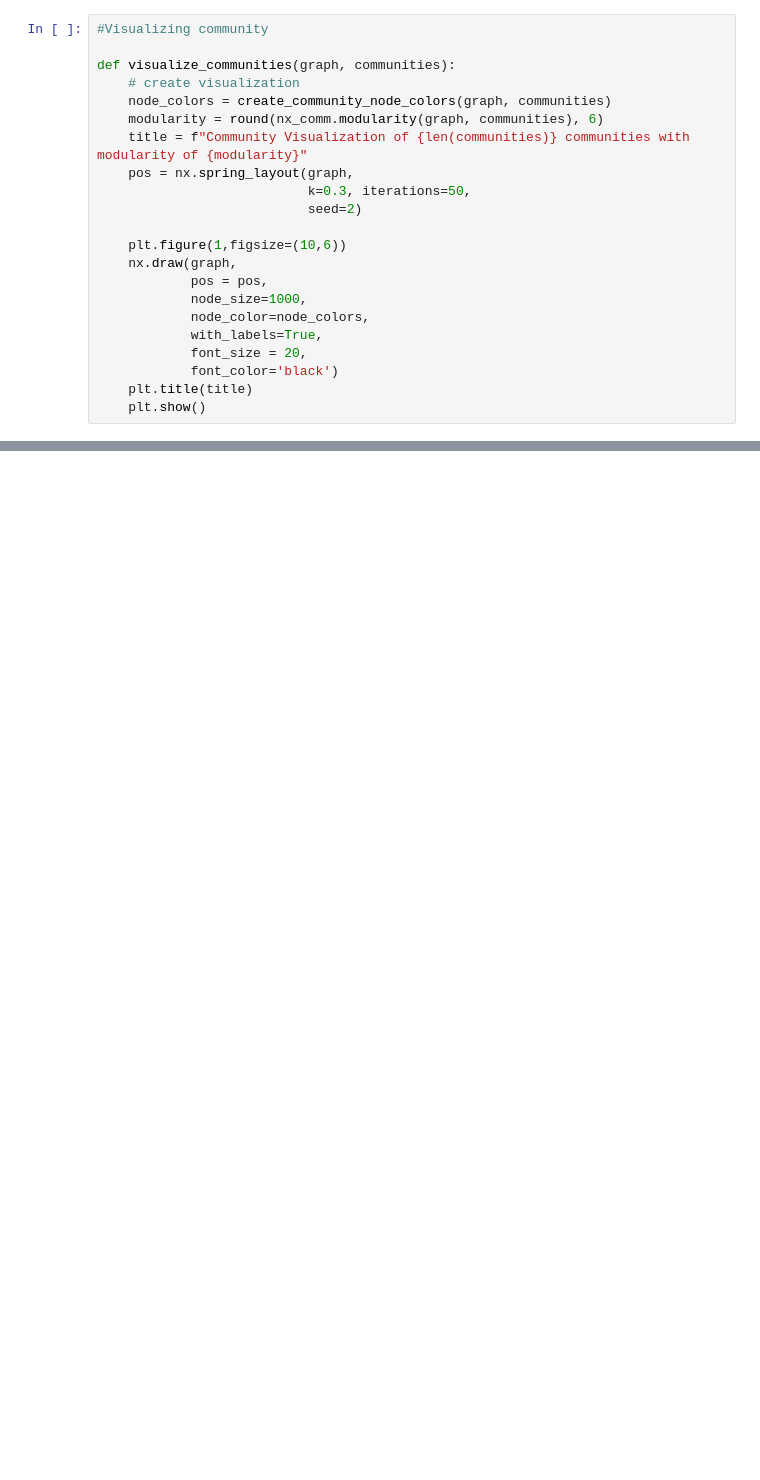
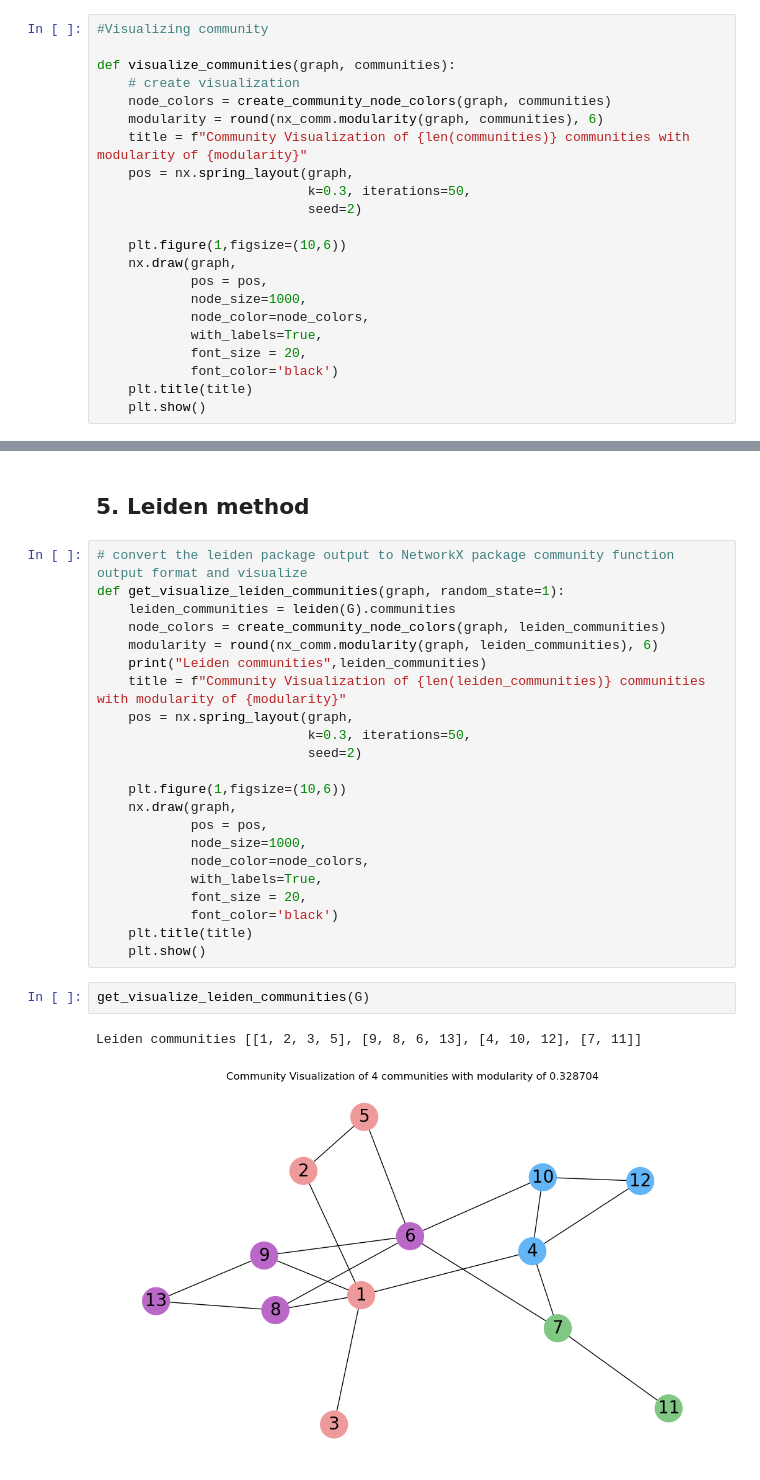
Before and after one commit to NSLab-CUK/Graph-Mining-Spring-2024, a Jupyter notebook: W4/Sample_Code_4.ipynb, the cells around one changed output, grey strips where cells are left out. Saved outputs shown, nothing was run; the diff lists cells and outputs as text; blank space fills up the shorter version.

```diff
--- a/W4/Sample_Code_4.ipynb
+++ b/W4/Sample_Code_4.ipynb
@@ -244,0 +241,29 @@ visualize_communities(G, louvain_communities)
+# %% [markdown]
+## 5. Leiden method
+# %%
+# convert the leiden package output to NetworkX package community function output format and visualize
+def get_visualize_leiden_communities(graph, random_state=1):
+    leiden_communities = leiden(G).communities
+    node_colors = create_community_node_colors(graph, leiden_communities)
+    modularity = round(nx_comm.modularity(graph, leiden_communities), 6)
+    print("Leiden communities",leiden_communities)
+    title = f"Community Visualization of {len(leiden_communities)} communities with modularity of {modularity}"
+    pos = nx.spring_layout(graph,
+                           k=0.3, iterations=50,
+                           seed=2)
+
+    plt.figure(1,figsize=(10,6))
+    nx.draw(graph,
+            pos = pos,
+            node_size=1000,
+            node_color=node_colors,
+            with_labels=True,
+            font_size = 20,
+            font_color='black')
+    plt.title(title)
+    plt.show()
+# %%
+get_visualize_leiden_communities(G)
+# %% [output]
+Leiden communities [[1, 2, 3, 5], [9, 8, 6, 13], [4, 10, 12], [7, 11]]
+[figure, added]
```
Also changed, not shown: parts of 10 cells of this notebook.
